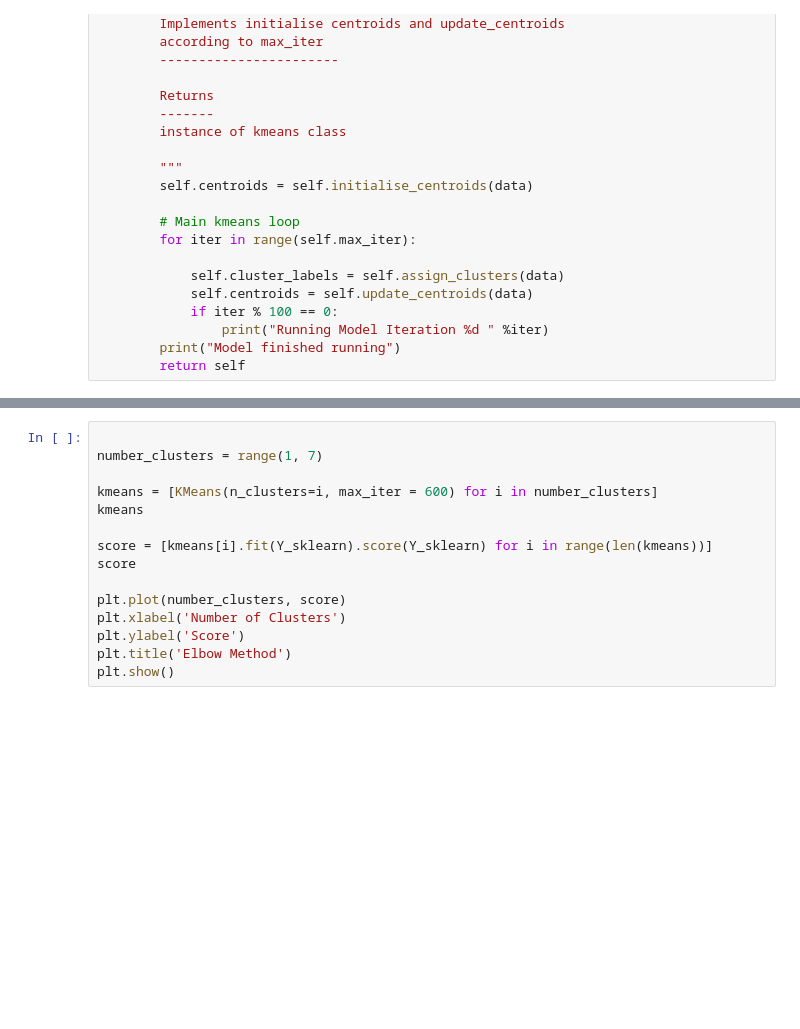
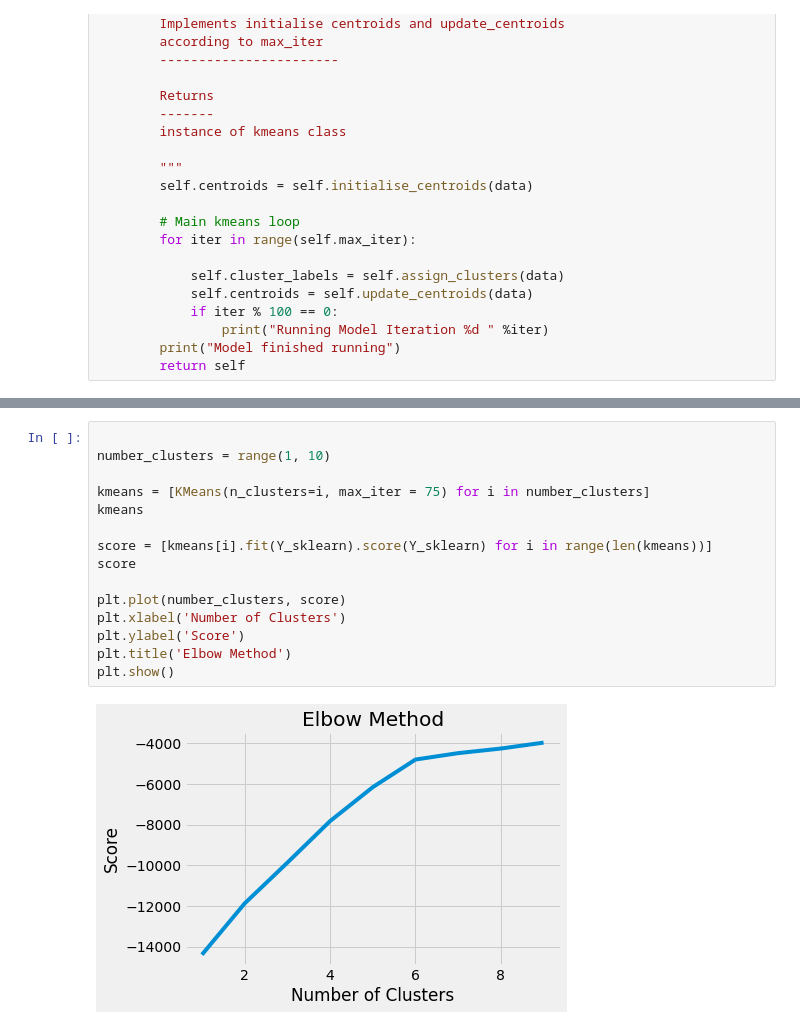
Before and after one commit to tangihan/Recipe-Recommender-System, a Jupyter notebook: User preferences/Extract features.ipynb, the cells around one changed output, grey strips where cells are left out. Cells and saved outputs as stored; diff of their text form; blank space fills up the shorter version.

```diff
--- a/User preferences/Extract features.ipynb
+++ b/User preferences/Extract features.ipynb
@@ -218,15 +248,17 @@ MemoryError: Unable to allocate 14.5 GiB for an array with shape (97543, 20000)
 # %%
 
-number_clusters = range(1, 7)
+number_clusters = range(1, 10)
 
-kmeans = [KMeans(n_clusters=i, max_iter = 600) for i in number_clusters]
+kmeans = [KMeans(n_clusters=i, max_iter = 75) for i in number_clusters]
 kmeans
 
 score = [kmeans[i].fit(Y_sklearn).score(Y_sklearn) for i in range(len(kmeans))]
 score
 
 plt.plot(number_clusters, score)
 plt.xlabel('Number of Clusters')
 plt.ylabel('Score')
 plt.title('Elbow Method')
 plt.show()
+# %% [output]
+[figure, added]
```
Also changed, not shown: parts of 11 cells of this notebook, 2 other files.
